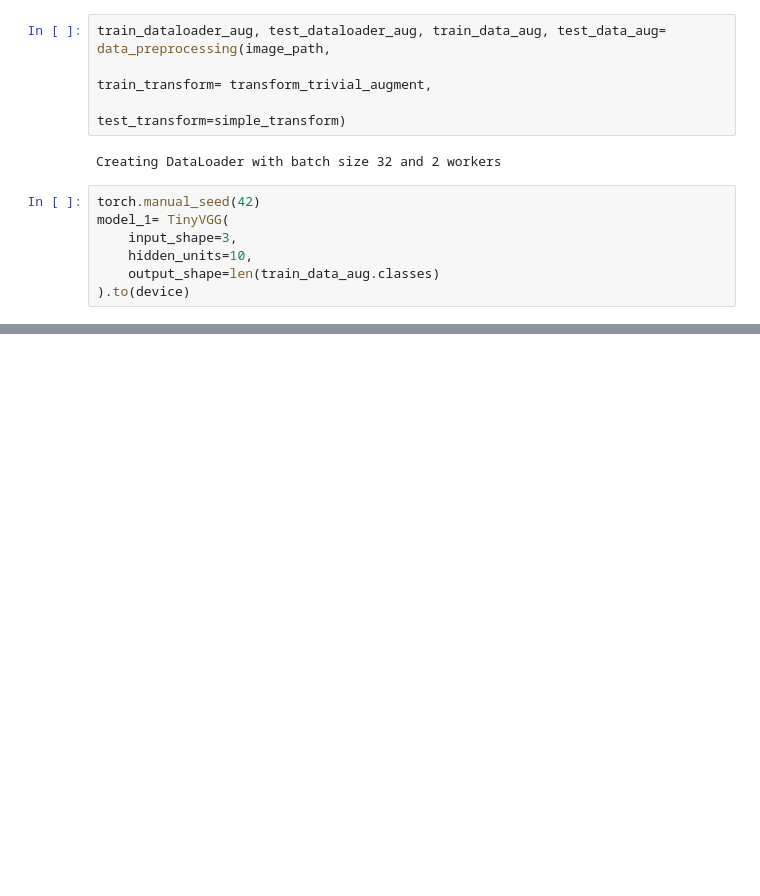
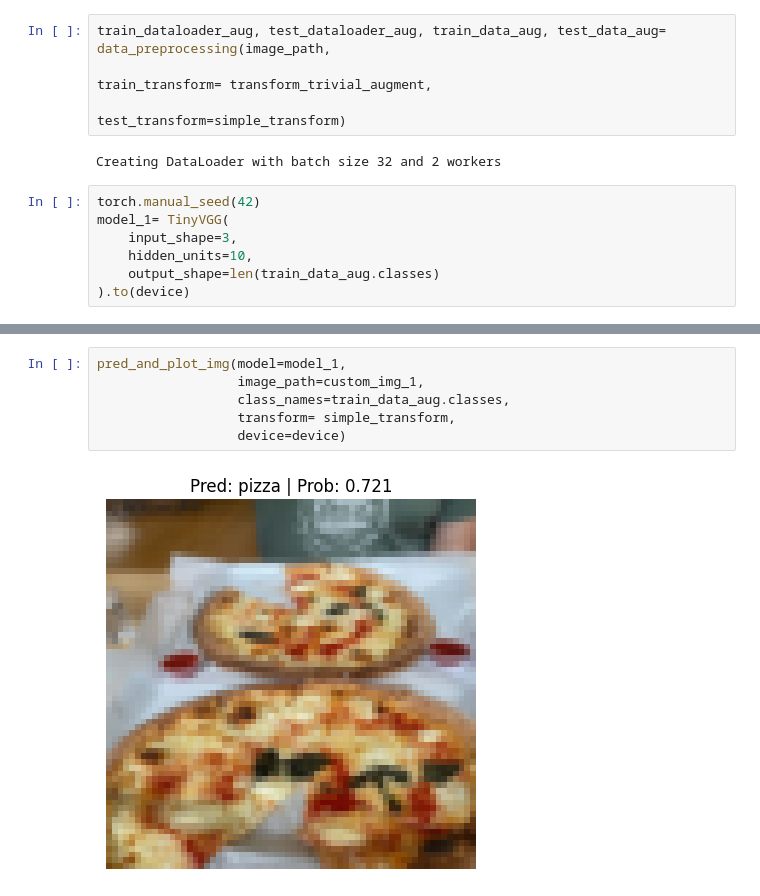
Before and after one commit to Fares-pr0g/ML-journey-ep-2-Experimenting-with-NN-s-in-PyTorch, a Jupyter notebook: Learning_PyTorch_04.ipynb, the cells around one changed output, grey strips where cells are left out. Saved outputs shown, nothing was run; the diff lists cells and outputs as text; blank space fills up the shorter version.

```diff
--- a/Learning_PyTorch_04.ipynb
+++ b/Learning_PyTorch_04.ipynb
@@ -674,0 +738,8 @@ plot_loss_curves(model_1_results)
+# %%
+pred_and_plot_img(model=model_1,
+                  image_path=custom_img_1,
+                  class_names=train_data_aug.classes,
+                  transform= simple_transform,
+                  device=device)
+# %% [output]
+[figure, added]
```
Also changed, not shown: parts of 19 cells of this notebook.
